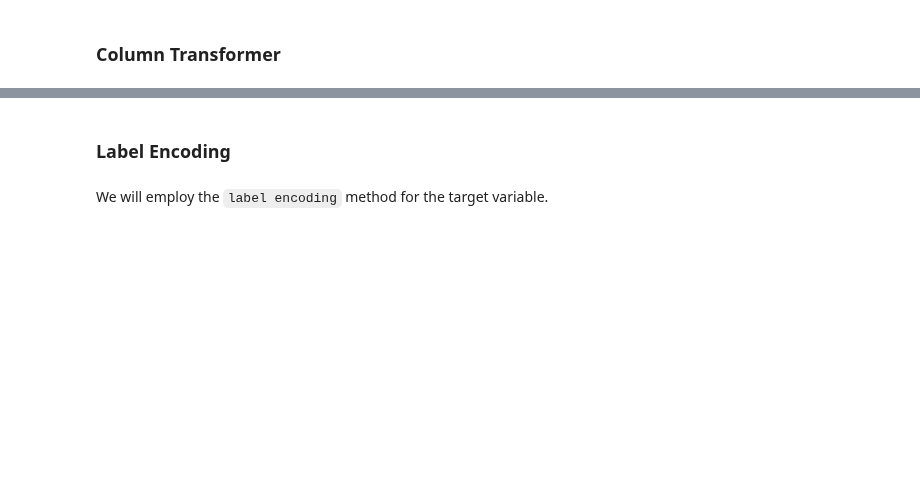
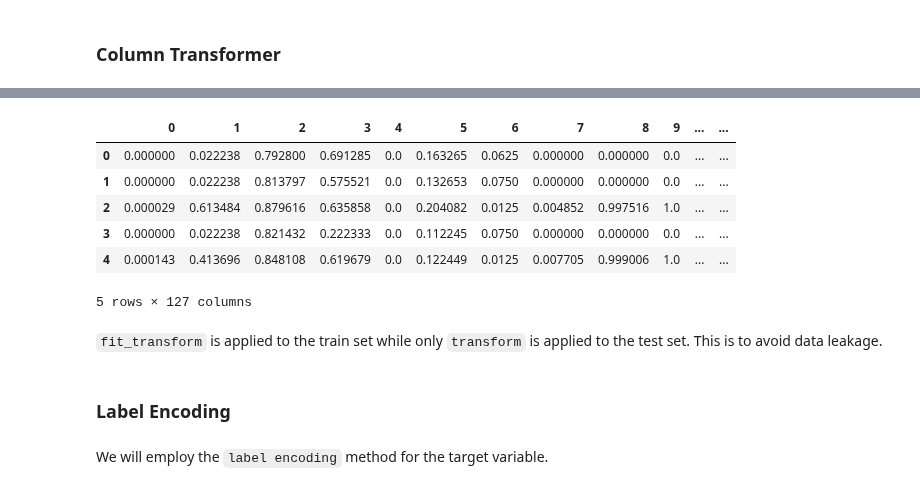
Before and after one commit to rahulakrish/water_pump_classifier, a Jupyter notebook: notebook.ipynb, the cells around one changed output, grey strips where cells are left out. Cells and saved outputs as stored; diff of their text form; code cells hidden in the pictures; blank space fills up the shorter version.

```diff
--- a/notebook.ipynb
+++ b/notebook.ipynb
@@ -509,3 +516,17 @@ X_test.head()
+# %%
+#transforming the test set
+X_test = pd.DataFrame(data=ct.transform(X_test))
+X_test.head()
+# %% [output]
+|  | 0 | 1 | 2 | 3 | 4 | 5 | 6 | 7 | 8 | 9 | ... | ... |
+| 0 | 0.000000 | 0.022238 | 0.792800 | 0.691285 | 0.0 | 0.163265 | 0.0625 | 0.000000 | 0.000000 | 0.0 | ... | ... |
+| 1 | 0.000000 | 0.022238 | 0.813797 | 0.575521 | 0.0 | 0.132653 | 0.0750 | 0.000000 | 0.000000 | 0.0 | ... | ... |
+| 2 | 0.000029 | 0.613484 | 0.879616 | 0.635858 | 0.0 | 0.204082 | 0.0125 | 0.004852 | 0.997516 | 1.0 | ... | ... |
+| 3 | 0.000000 | 0.022238 | 0.821432 | 0.222333 | 0.0 | 0.112245 | 0.0750 | 0.000000 | 0.000000 | 0.0 | ... | ... |
+| 4 | 0.000143 | 0.413696 | 0.848108 | 0.619679 | 0.0 | 0.122449 | 0.0125 | 0.007705 | 0.999006 | 1.0 | ... | ... |
+5 rows × 127 columns
+# %% [markdown]
+`fit_transform` is applied to the train set while only `transform` is applied to the test set. This is to avoid data leakage.
 # %% [markdown]
 ### Label Encoding
 # %% [markdown]
```
Also changed, not shown: parts of 38 cells of this notebook.
